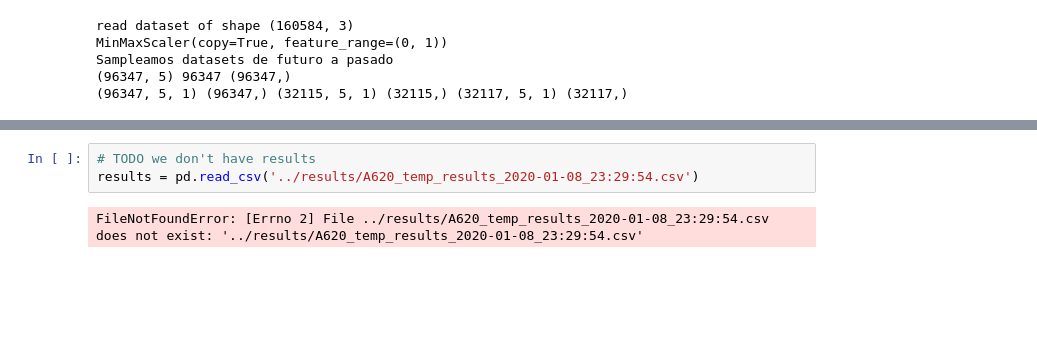
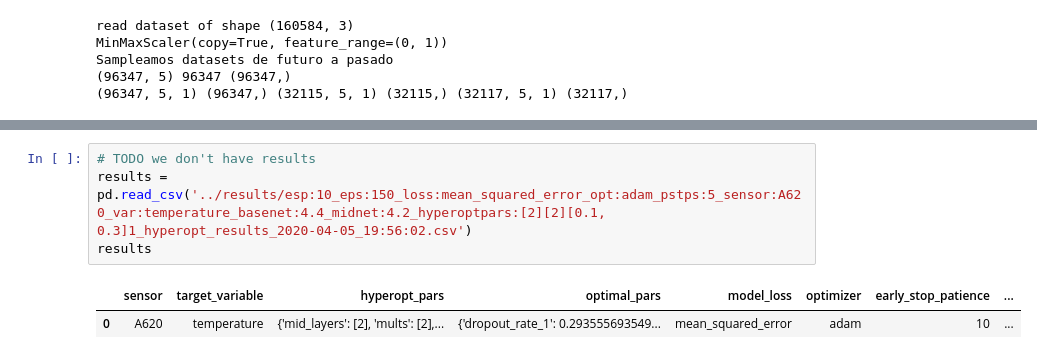
Before and after one commit to undp/satlomas-back, a Jupyter notebook: notebooks/sensor_predictions_evaluation_server.ipynb, the cells around one changed output, grey strips where cells are left out. Saved outputs shown, nothing was run; the diff lists cells and outputs as text; blank space fills up the shorter version.

```diff
--- a/notebooks/sensor_predictions_evaluation_server.ipynb
+++ b/notebooks/sensor_predictions_evaluation_server.ipynb
@@ -302,5 +294,7 @@ plot_predictions(inv_y,predictions_hyper,None)
 # %%
 # TODO we don't have results
-results = pd.read_csv('../results/A620_temp_results_2020-01-08_23:29:54.csv')
+results = pd.read_csv('../results/esp:10_eps:150_loss:mean_squared_error_opt:adam_pstps:5_sensor:A620_var:temperature_basenet:4.4_midnet:4.2_hyperoptpars:[2][2][0.1, 0.3]1_hyperopt_results_2020-04-05_19:56:02.csv')
+results
 # %% [output]
-FileNotFoundError: [Errno 2] File ../results/A620_temp_results_2020-01-08_23:29:54.csv does not exist: '../results/A620_temp_results_2020-01-08_23:29:54.csv'
+|  | sensor | target_variable | hyperopt_pars | optimal_pars | model_loss | optimizer | early_stop_patience | ... |
+| 0 | A620 | temperature | {'mid_layers': [2], 'mults': [2],... | {'dropout_rate_1': 0.293555693549... | mean_squared_error | adam | 10 | ... |
```
Also changed, not shown: parts of 8 cells of this notebook, 5 other files.
